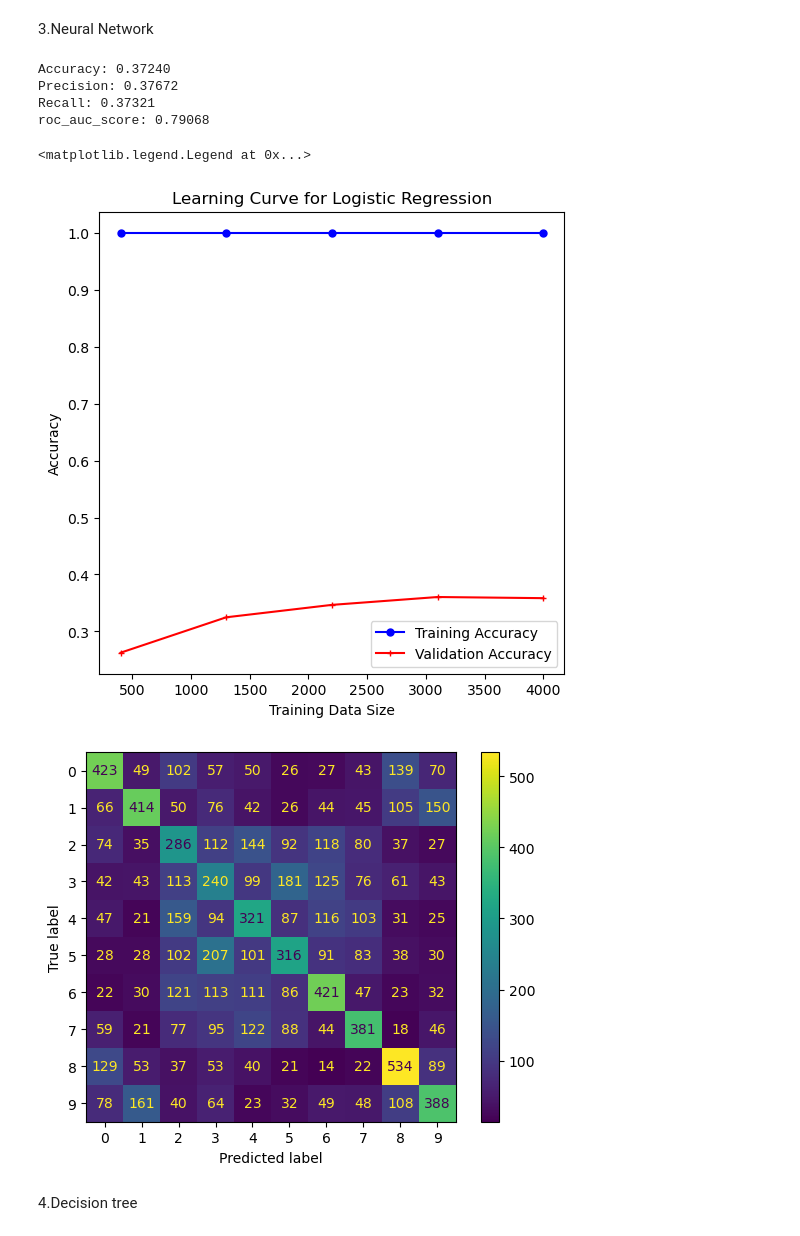
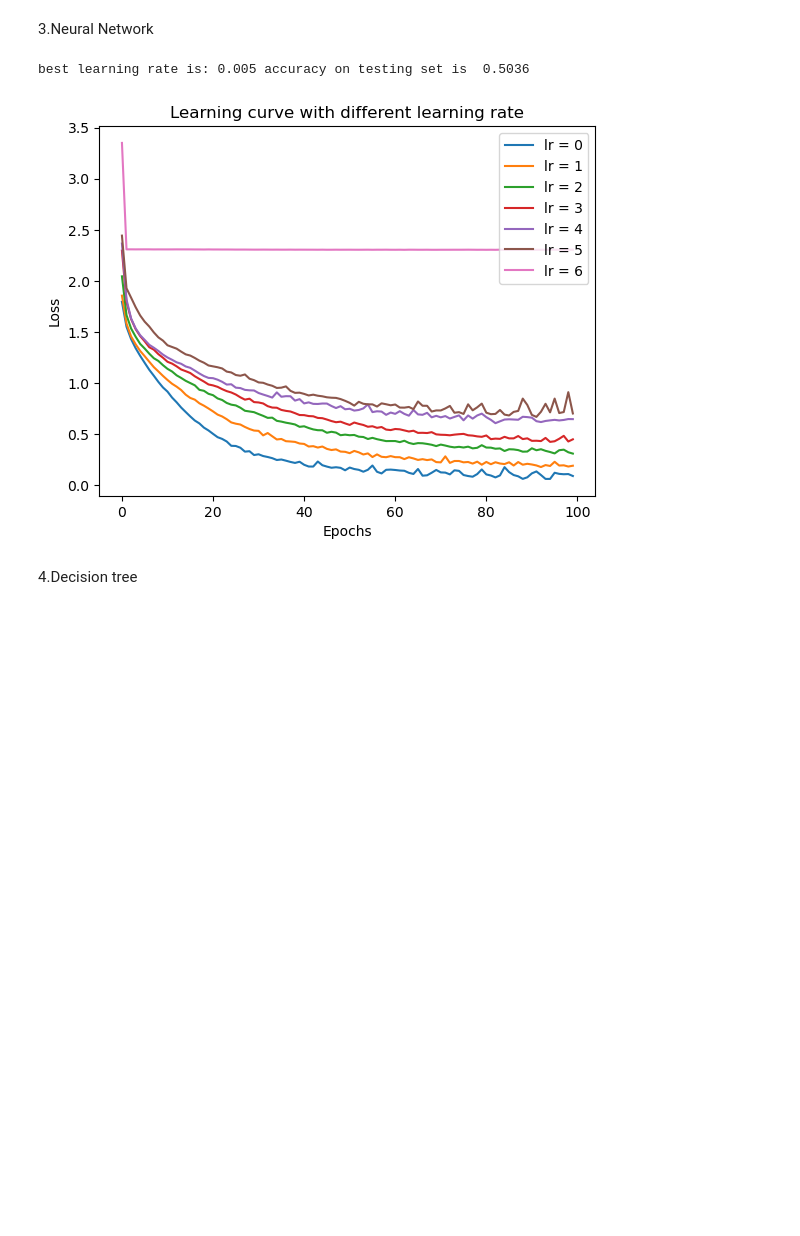
Before and after one commit to atran10TF/CS178Project, a Jupyter notebook: Project.ipynb, the cells around one changed output. Saved outputs shown, nothing was run; the diff lists cells and outputs as text; code cells hidden in the pictures; blank space fills up the shorter version.

Commit message:
all 4 classifiers
learning curve, error vs complextity tradeoffs, roc auc score, confusion matrix

```diff
--- a/Project.ipynb
+++ b/Project.ipynb
@@ -242,0 +273,2 @@ roc_auc_score: 0.72131
+# %%
+lr = LogisticRegression(penalty = 'l2',C= best_C,random_state=seed).fit(X_tr,y_tr)
@@ -245,37 +364,51 @@ roc_auc_score: 0.72131
 # %%
 #Neural Network
+fig, axes = plt.subplots()
 
-fig, axes = plt.subplots(figsize=(6, 6))
-clf = MLPClassifier(hidden_layer_sizes=(64,),activation = 'relu',n_iter_no_change=100,
-                    solver='sgd',max_iter=100, learning_rate_init = 0.01, batch_size=256,random_state=seed).fit(X_tr, y_tr)
-#Confusion Matrix
-y_te_pred = clf.predict(X_te)
-sklearn_cm = confusion_matrix(y_te, y_te_pred)
-sklearn_disp = ConfusionMatrixDisplay(confusion_matrix = sklearn_cm)
-sklearn_disp.plot()
-# Accuracy, Precision, Recall, ROC AUC score
-y_te_scores = clf.predict_proba(X_te)
-print('Accuracy: %.5f' % accuracy_score(y_te, y_te_pred))
-print('Precision: %.5f' % precision_score(y_te, y_te_pred,average='macro'))
-print('Recall: %.5f' % recall_score(y_te, y_te_pred,average='macro'))
-print('roc_auc_score: %.5f'% roc_auc_score(y_te,y_te_scores, average='macro',multi_class='ovr'))
+val_error_list = []
+te_error_list = []
+tr_error_list = []
+max_accuracy_index = 0
+max_accuracy = 0
+best_lr_test_accuracy = 0
+i = 0
+#different hyper parameters
+lr_list = [0.001,0.003,0.005,0.007,0.009,0.01,0.05]
+for lr in lr_list:
+    clf = MLPClassifier(hidden_layer_sizes=(256,128,64,32),activation = 'relu',n_iter_no_change=100,
+                    solver='adam',max_iter=100, learning_rate_init = lr, batch_size=256,random_state=seed).fit(X_tr, y_tr)
+    axes.plot(clf.loss_curve_, label = 'lr = '+ str(lr))
+    # Accuracy/error
+    val_accuracy = clf.score(X_val,y_val)
+    val_error = 1 - val_accuracy
+    te_accuracy = clf.score(X_te,y_te)
+    te_error = 1-te_accuracy
+    tr_accuracy = clf.score(X_tr,y_tr)
+    tr_error = 1-tr_accuracy
 
-#Learning Curve
-train_sizes, train_scores, test_scores = learning_curve(estimator=clf, X=X_tr, y=y_tr,n_jobs=1)
-train_mean = np.mean(train_scores, axis=1)
-test_mean = np.mean(test_scores, axis=1)
+    val_error_list.append(val_error)
+    te_error_list.append(te_error)
+    tr_error_list.append(tr_error)
+    #determine the best learning rate's index
+    if i == 0:
+        max_accuracy = val_accuracy
+        best_lr_test_accuracy = te_accuracy
+    else:
+        if(max_accuracy<val_accuracy):
+            max_accuracy = val_accuracy
+            max_accuracy_index = i
+            best_lr_test_accuracy = te_accuracy
+    i+=1
+#end for
+axes.set_title("Learning curve with different learning rate")
+axes.set_xlabel('Epochs')
+axes.set_ylabel('Loss')
+axes.legend(loc='upper right')
 
-axes.plot(train_sizes, train_mean, color='blue', marker='o', markersize=5, label='Training Accuracy')
-axes.plot(train_sizes, test_mean, color='red', marker='+', markersize=5, label='Validation Accuracy')
-axes.set_title('Learning Curve for Logistic Regression')
-axes.set_xlabel('Training Data Size')
-axes.set_ylabel('Accuracy')
-axes.legend(loc='lower right')
+best_lr= lr_list[max_accuracy_index]
+print("best learning rate is:", best_lr,"accuracy on testing set is ", best_lr_test_accuracy)
+#best learning rate is: 0.005 accuracy on testing set is  0.5036
+#takes 2 hrs to run
 # %% [output]
-Accuracy: 0.37240
-Precision: 0.37672
-Recall: 0.37321
-roc_auc_score: 0.79068
+best learning rate is: 0.005 accuracy on testing set is  0.5036
-<matplotlib.legend.Legend at 0x...>
-[figure, old version]
+[figure, new version]
-[figure, removed]
```
Also changed, not shown: parts of 18 cells of this notebook.
